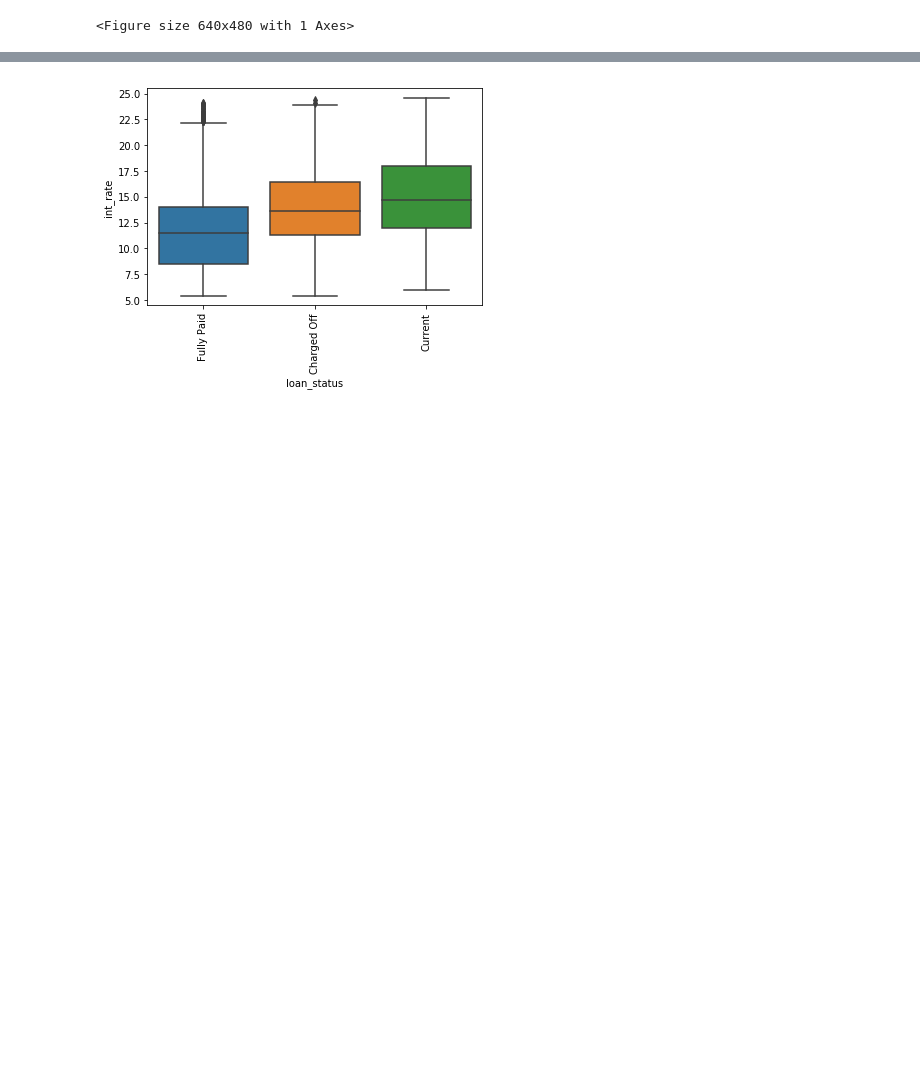
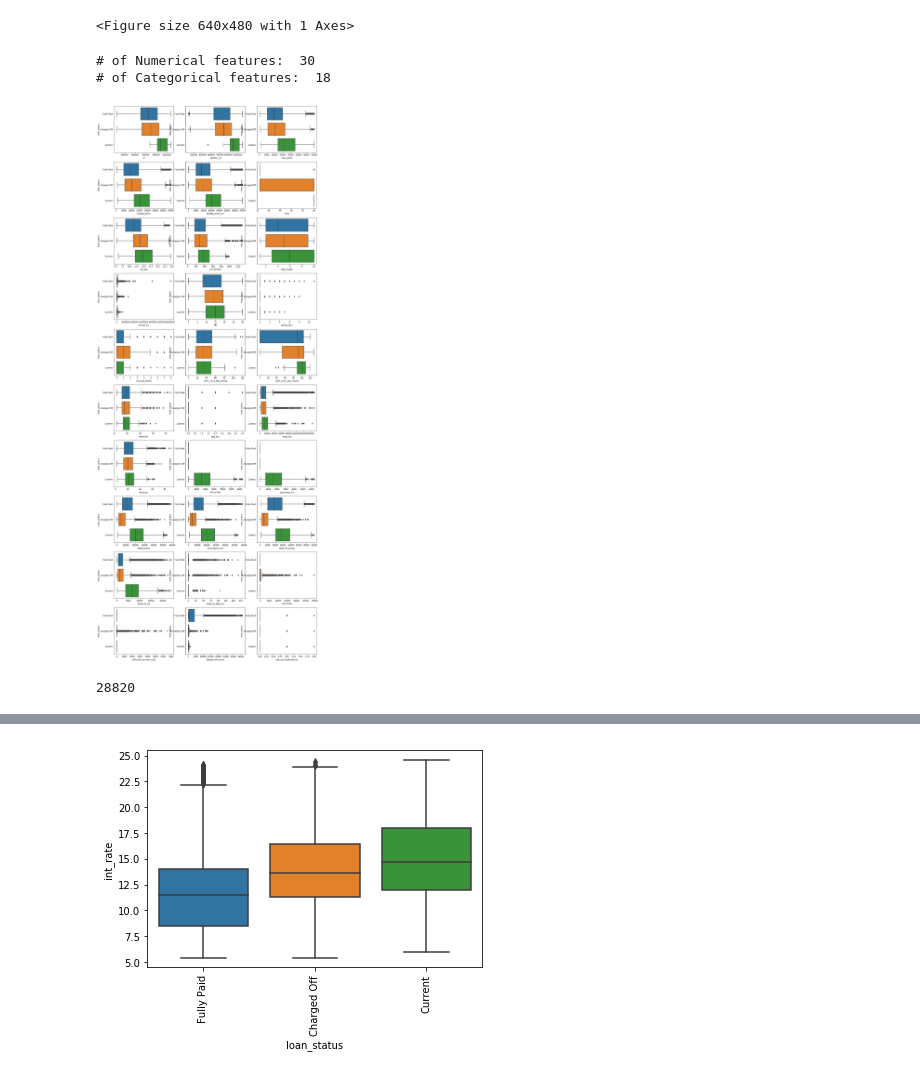
Before and after one commit to saneshashank/course2-GP1, a Jupyter notebook: Ashutosh/loan_EDA-Copy1.ipynb, the cells around one changed output, grey strips where cells are left out. Drawn from its saved outputs; the diff is of its cells as text; code cells hidden in the pictures; blank space fills up the shorter version.

Commit message:
Few Graphs added

```diff
--- a/Ashutosh/loan_EDA-Copy1.ipynb
+++ b/Ashutosh/loan_EDA-Copy1.ipynb
@@ -2,7 +2,7 @@
 import pandas as pd
 # %%
 # Load the loan data
-loan_df = pd.read_csv("loan.csv", low_memory=False)
+loan_df = pd.read_csv("../loan.csv", low_memory=False)
 loan_df.shape
 # %% [output]
 (39717, 111)
@@ -227,3 +227,26 @@ def draw_countplot(hue=None, scale=None):
     if scale:
         ax.set_xscale('log')
     plt.show()
+# %%
+numerical_feats = loan_df.dtypes[loan_df.dtypes != "object"].index
+print("# of Numerical features: ", len(numerical_feats))
+
+categorical_feats = loan_df.dtypes[loan_df.dtypes == "object"].index
+print("# of Categorical features: ", len(categorical_feats))
+# %% [output]
+# of Numerical features:  30
+# of Categorical features:  18
+# %%
+nr_rows = 10
+nr_cols = 3
+fig, axs = plt.subplots(nr_rows, nr_cols, figsize=(nr_cols*6,nr_rows*5))
+for r in range(0, nr_rows):
+    for c in range(0, nr_cols):
+        i = r * nr_cols + c
+        sns.boxplot(x=numerical_feats[i], y="loan_status", data=loan_df, ax = axs[r][c])
+# %% [output]
+[figure, added]
+# %%
+loan_df.emp_title.nunique()
+# %% [output]
+28820
```
Also changed, not shown: parts of 19 cells of this notebook.
